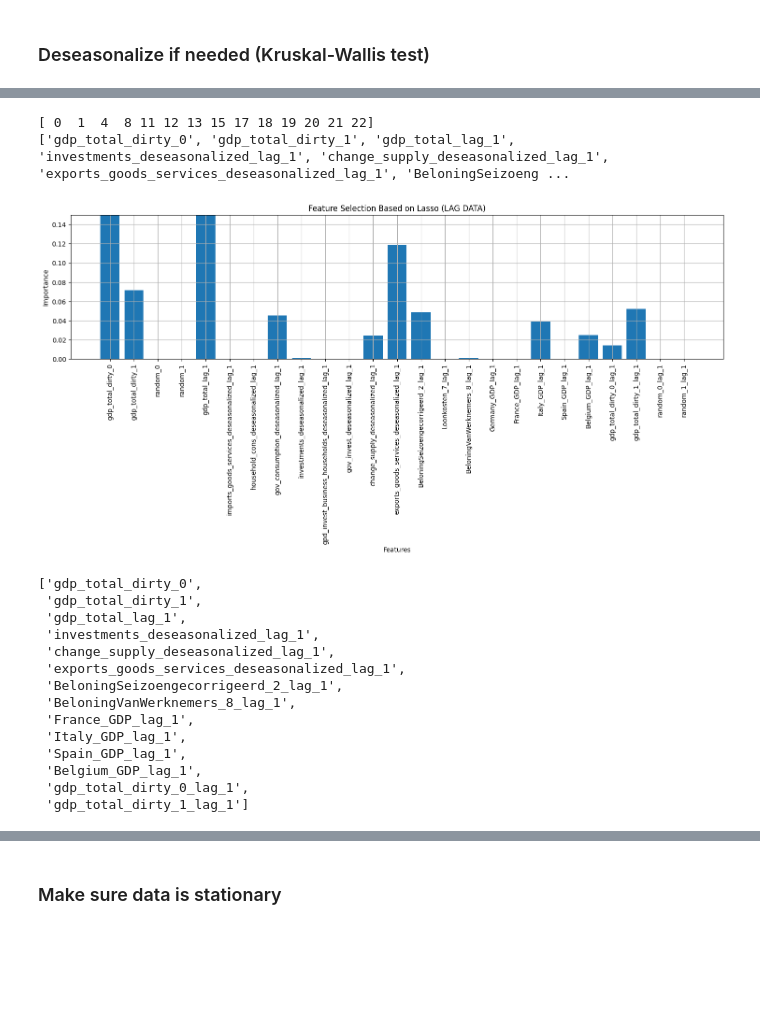
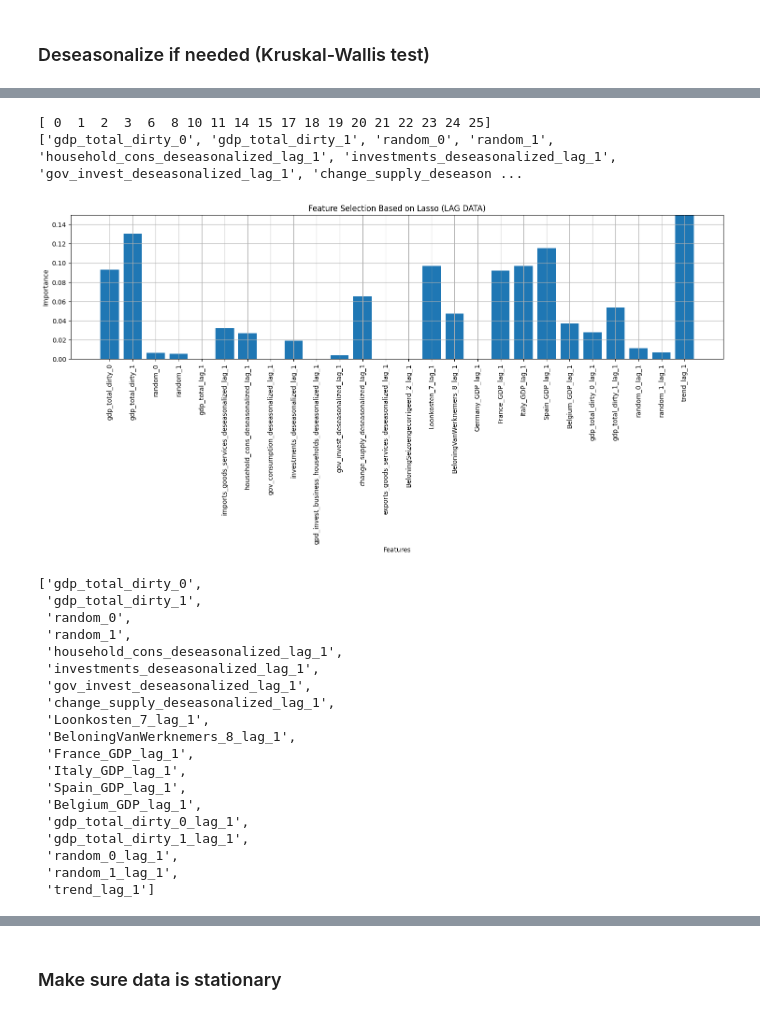
Before and after one commit to powell001/NowCast_Data_v2, a Jupyter notebook: src/a06_forecastQuarterlyData_withQuarterlyData_Lasso.ipynb, the cells around one changed output, grey strips where cells are left out. Saved outputs shown, nothing was run; the diff lists cells and outputs as text; code cells hidden in the pictures; blank space fills up the shorter version.

Commit message:
getting quarterly data to work, need to make sure 'last' period of data is there

```diff
--- a/src/a06_forecastQuarterlyData_withQuarterlyData_Lasso.ipynb
+++ b/src/a06_forecastQuarterlyData_withQuarterlyData_Lasso.ipynb
@@ -76,0 +82,10 @@ if(any([col for col in df1.columns if 'gdp_total_deseasonalized' in col])):
+# %%
+#############################
+# change name if seasonally adjusted for code consistency
+#############################
+if(any([col for col in df1.columns if 'gdp_total_deseasonalized' in col])):
+    df1.insert(0, 'gdp_total', df1.pop('gdp_total_deseasonalized'))
+
+
+GDP_TRANSFORMATIONS = df1.loc[:,['gdp_total']].copy()
+GDP_TRANSFORMATIONS.index = pd.DatetimeIndex(GDP_TRANSFORMATIONS.index)
@@ -77,3 +110,9 @@ if(any([col for col in df1.columns if 'gdp_total_deseasonalized' in col])):
+# %%
+df1.index = pd.DatetimeIndex(df1.index)
+start_date_analysis = '1997-01-01'
+save_some_data_for_predictions ='2024-07-01'
+
+df1 = df1.loc[start_date_analysis:save_some_data_for_predictions,:]
 # %% [markdown]
 ### Add 'sure' data and random data
 # %%
@@ -86,5 +125,8 @@ df1['gdp_total_dirty_1'] = [random.random() * 20000 for _ in range(0, len(df1))]
 df1['random_0'] = [random.random() for _ in range(0, len(df1))]
 df1['random_1'] = [random.random() for _ in range(0, len(df1))]
 
+# trend
+df1['trend'] = [i for i in range(0, len(df1))]
+
 print(df1.shape)
 # %% [output]
@@ -91,0 +136,19 @@ print(df1.shape)
+# %%
+def dropifObsLessThanGDP(data):
+
+    describe = data.describe()
+    descr = describe.loc['count',:].sort_values(ascending=True)
+
+    # Drop columns with values less than gdp_total
+    gdpObservations = descr['gdp_total']
+
+    cols = descr[descr < gdpObservations].index.tolist()
+    print(cols)
+
+    data.drop(columns=cols, inplace=True)
+
+    return data
+
+
+df1 = dropifObsLessThanGDP(df1)
+df1
@@ -356,20 +409,25 @@ print(df_lag.shape)
 # %%
-lassoreg(df_lag, alpha=0.01, title='Feature Selection Based on Lasso (LAG DATA)')
+lassoreg(df_lag, alpha=0.001, title='Feature Selection Based on Lasso (LAG DATA)')
 # %% [output]
-[ 0  1  4  8 11 12 13 15 17 18 19 20 21 22]
-['gdp_total_dirty_0', 'gdp_total_dirty_1', 'gdp_total_lag_1', 'investments_deseasonalized_lag_1', 'change_supply_deseasonalized_lag_1', 'exports_goods_services_deseasonalized_lag_1', 'BeloningSeizoeng ...
+[ 0  1  2  3  6  8 10 11 14 15 17 18 19 20 21 22 23 24 25]
+['gdp_total_dirty_0', 'gdp_total_dirty_1', 'random_0', 'random_1', 'household_cons_deseasonalized_lag_1', 'investments_deseasonalized_lag_1', 'gov_invest_deseasonalized_lag_1', 'change_supply_deseason ...
-[figure, old version]
+[figure, new version]
 ['gdp_total_dirty_0',
  'gdp_total_dirty_1',
- 'gdp_total_lag_1',
+ 'random_0',
+ 'random_1',
+ 'household_cons_deseasonalized_lag_1',
  'investments_deseasonalized_lag_1',
+ 'gov_invest_deseasonalized_lag_1',
  'change_supply_deseasonalized_lag_1',
- 'exports_goods_services_deseasonalized_lag_1',
- 'BeloningSeizoengecorrigeerd_2_lag_1',
+ 'Loonkosten_7_lag_1',
  'BeloningVanWerknemers_8_lag_1',
  'France_GDP_lag_1',
  'Italy_GDP_lag_1',
  'Spain_GDP_lag_1',
  'Belgium_GDP_lag_1',
  'gdp_total_dirty_0_lag_1',
- 'gdp_total_dirty_1_lag_1']
+ 'gdp_total_dirty_1_lag_1',
+ 'random_0_lag_1',
+ 'random_1_lag_1',
+ 'trend_lag_1']
```
Also changed, not shown: parts of 55 cells of this notebook, 1 other file.
